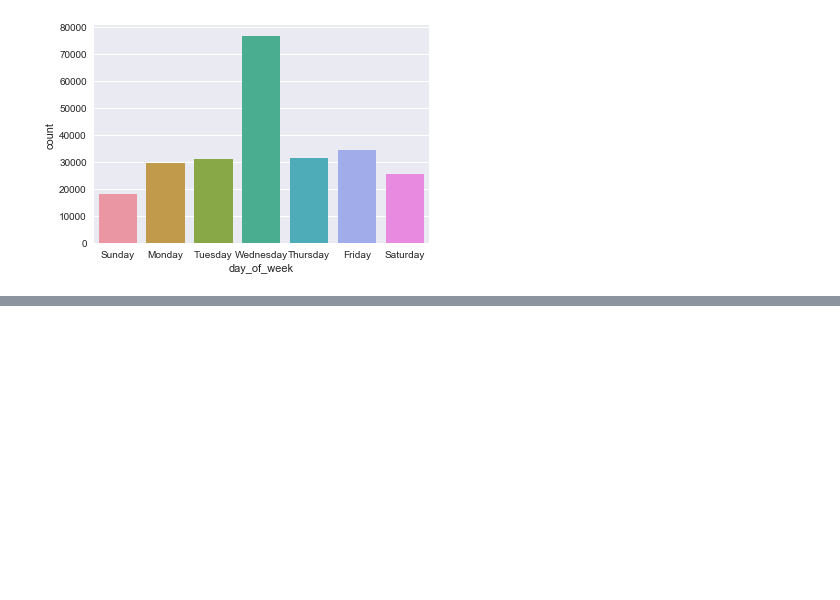
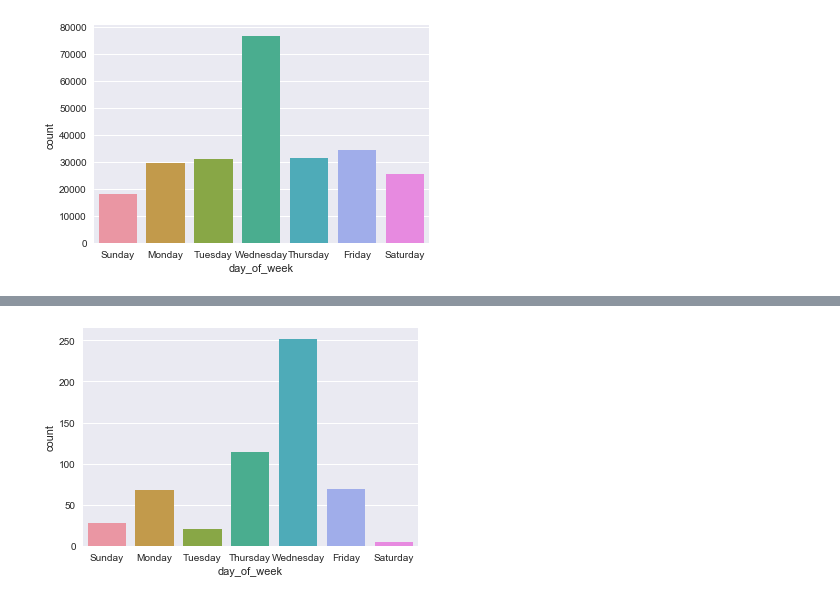
Before and after one commit to ace-racer/ContextualRecommender, a Jupyter notebook: hybird_recommender/Process raw stream views.ipynb, the cells around one changed output, grey strips where cells are left out. Cells and saved outputs as stored; diff of their text form; code cells hidden in the pictures; blank space fills up the shorter version.

```diff
--- a/hybird_recommender/Process raw stream views.ipynb
+++ b/hybird_recommender/Process raw stream views.ipynb
@@ -103,0 +134,4 @@ ax = sns.countplot(x="day_of_week", data=stream_views_df)
+# %%
+ax = sns.countplot(x="day_of_week", data=stream_views_df[stream_views_df["USERID"] == 1054])
+# %% [output]
+[figure, added]
```
Also changed, not shown: parts of 15 cells of this notebook.
